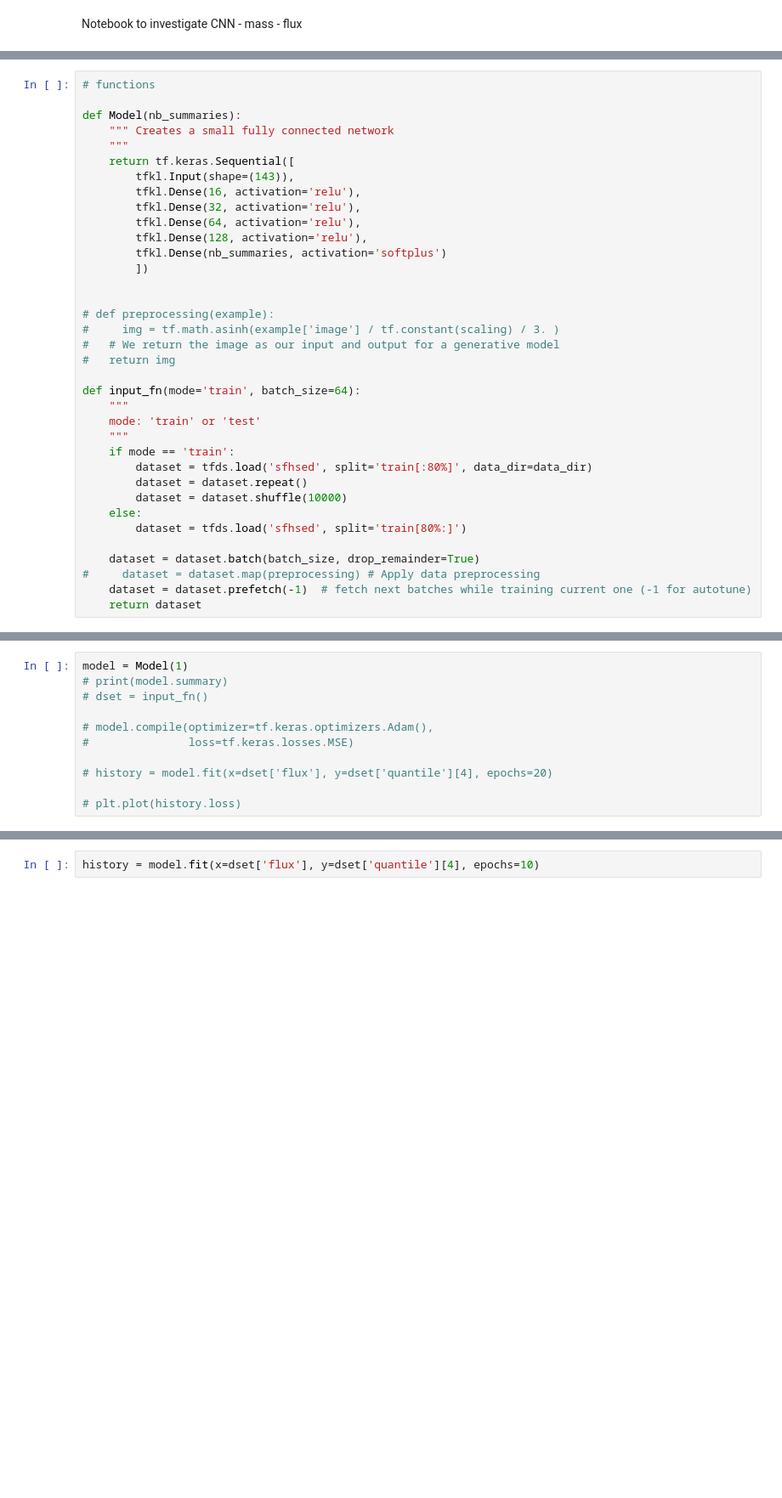
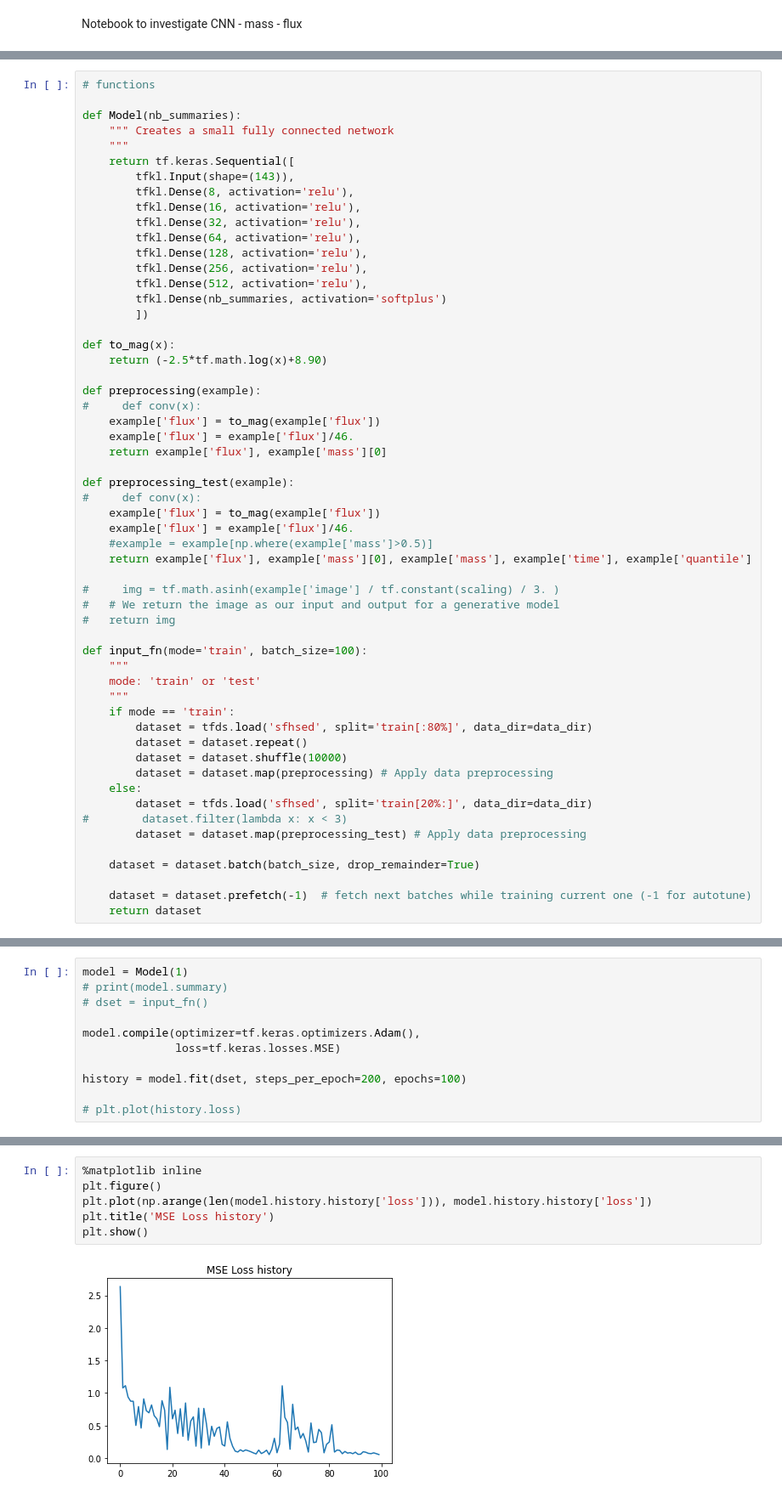
Before and after one commit to EiffL/sfh-inference-hackathon, a Jupyter notebook: notebooks/CNN_investigate.ipynb, the cells around one changed output, grey strips where cells are left out. Shown at 85% size. Cells and saved outputs as stored; diff of their text form; blank space fills up the shorter version.

```diff
--- a/notebooks/CNN_investigate.ipynb
+++ b/notebooks/CNN_investigate.ipynb
@@ -21,20 +19,37 @@ def Model(nb_summaries):
     """
     return tf.keras.Sequential([
         tfkl.Input(shape=(143)),
+        tfkl.Dense(8, activation='relu'),
         tfkl.Dense(16, activation='relu'),
         tfkl.Dense(32, activation='relu'),
         tfkl.Dense(64, activation='relu'),
         tfkl.Dense(128, activation='relu'),
+        tfkl.Dense(256, activation='relu'),
+        tfkl.Dense(512, activation='relu'),
         tfkl.Dense(nb_summaries, activation='softplus')
         ])
 
+def to_mag(x):
+    return (-2.5*tf.math.log(x)+8.90)
 
-# def preprocessing(example):
+def preprocessing(example):
+#     def conv(x):
+    example['flux'] = to_mag(example['flux'])
+    example['flux'] = example['flux']/46.
+    return example['flux'], example['mass'][0]
+
+def preprocessing_test(example):
+#     def conv(x):
+    example['flux'] = to_mag(example['flux'])
+    example['flux'] = example['flux']/46.
+    #example = example[np.where(example['mass']>0.5)]
+    return example['flux'], example['mass'][0], example['mass'], example['time'], example['quantile']
+
 #     img = tf.math.asinh(example['image'] / tf.constant(scaling) / 3. )
 #   # We return the image as our input and output for a generative model
 #   return img
 
-def input_fn(mode='train', batch_size=64):
+def input_fn(mode='train', batch_size=100):
     """
     mode: 'train' or 'test'
     """
@@ -42,10 +57,13 @@ def input_fn(mode='train', batch_size=64):
         dataset = tfds.load('sfhsed', split='train[:80%]', data_dir=data_dir)
         dataset = dataset.repeat()
         dataset = dataset.shuffle(10000)
+        dataset = dataset.map(preprocessing) # Apply data preprocessing
     else:
-        dataset = tfds.load('sfhsed', split='train[80%:]')
+        dataset = tfds.load('sfhsed', split='train[20%:]', data_dir=data_dir)
+#        dataset.filter(lambda x: x < 3)
+        dataset = dataset.map(preprocessing_test) # Apply data preprocessing
 
     dataset = dataset.batch(batch_size, drop_remainder=True)
-#     dataset = dataset.map(preprocessing) # Apply data preprocessing
+
     dataset = dataset.prefetch(-1)  # fetch next batches while training current one (-1 for autotune)
     return dataset
@@ -54,9 +74,9 @@ model = Model(1)
 # print(model.summary)
 # dset = input_fn()
 
-# model.compile(optimizer=tf.keras.optimizers.Adam(),
-#               loss=tf.keras.losses.MSE)
+model.compile(optimizer=tf.keras.optimizers.Adam(),
+              loss=tf.keras.losses.MSE)
 
-# history = model.fit(x=dset['flux'], y=dset['quantile'][4], epochs=20)
+history = model.fit(dset, steps_per_epoch=200, epochs=100)
 
 # plt.plot(history.loss)
@@ -112,2 +121,8 @@ for epoch in t:
-# %%
-history = model.fit(x=dset['flux'], y=dset['quantile'][4], epochs=10)
+# %%
+%matplotlib inline
+plt.figure()
+plt.plot(np.arange(len(model.history.history['loss'])), model.history.history['loss'])
+plt.title('MSE Loss history')
+plt.show()
+# %% [output]
+[figure, added]
```
Also changed, not shown: parts of 18 cells of this notebook.
